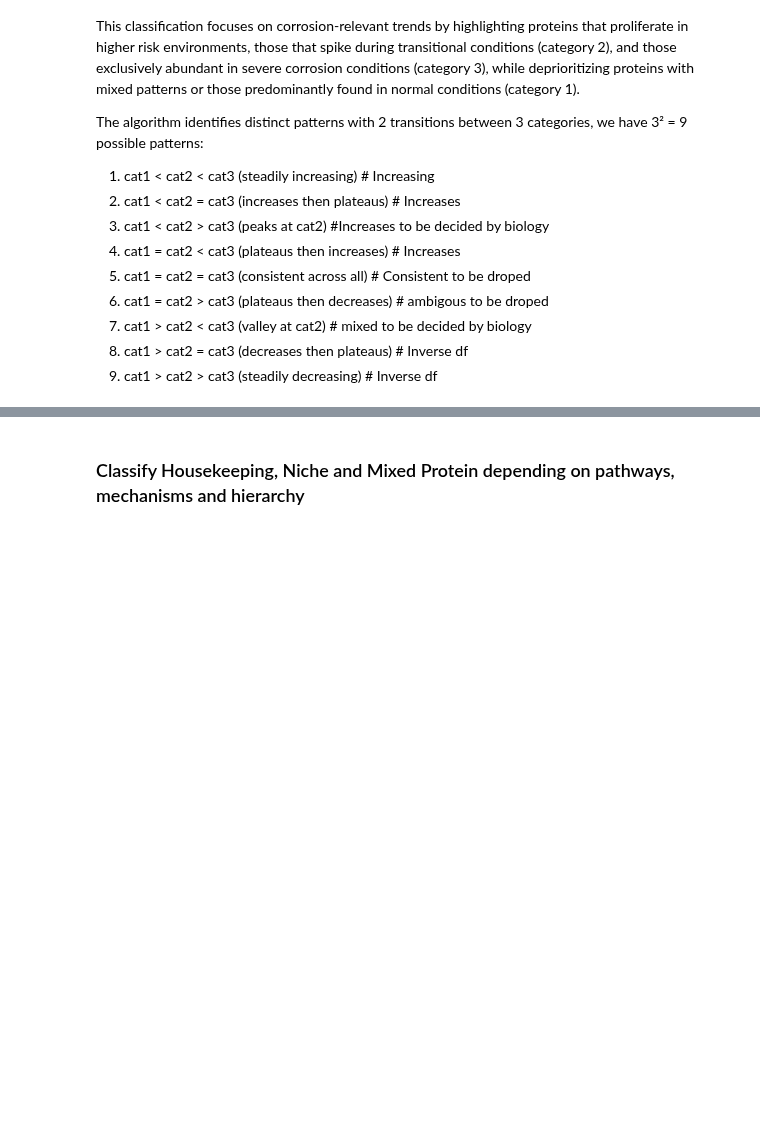
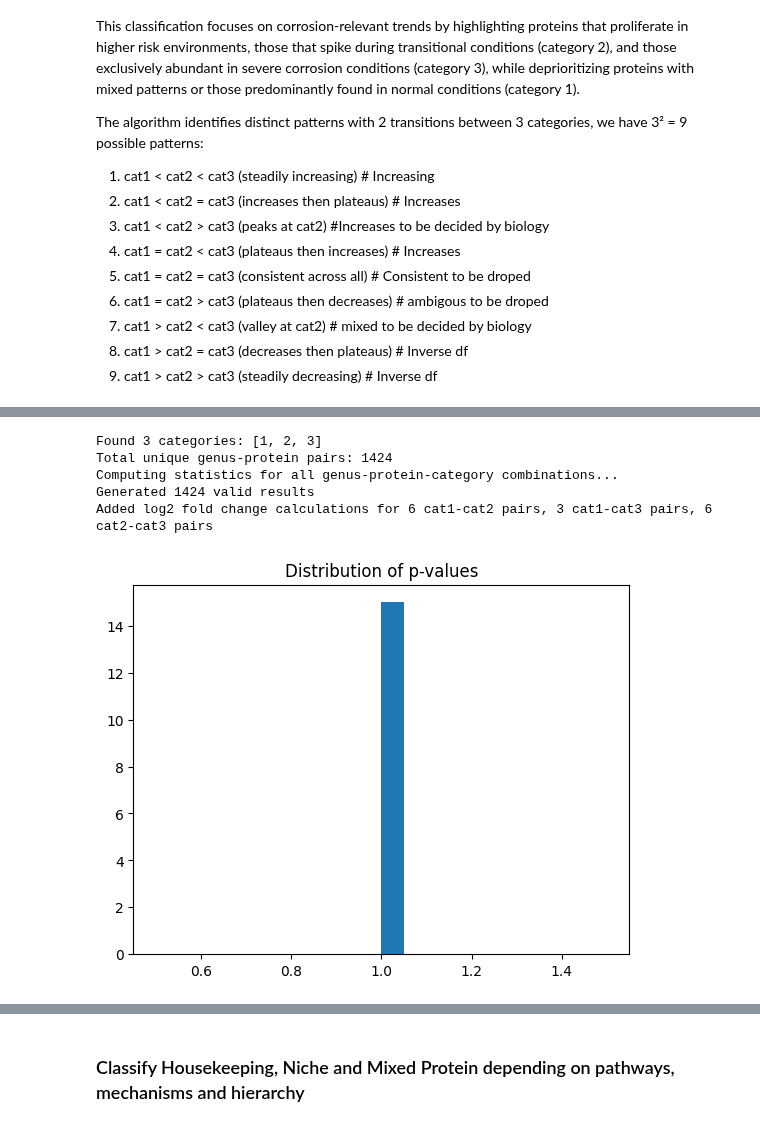
Before and after one commit to MagicAlex238/2_Micro, a Jupyter notebook: 6_picrust_functional.ipynb, the cells around one changed output, grey strips where cells are left out. Cells and saved outputs as stored; diff of their text form; code cells hidden in the pictures; blank space fills up the shorter version.

Commit message:
Kaggle Notebook | 6_Picrust_Functional | Version 33

```diff
--- a/6_picrust_functional.ipynb
+++ b/6_picrust_functional.ipynb
@@ -4114,7 +3927,7 @@ NameError: name 'ec_metadata' is not defined
 ### Saving the database
 # %%
 # Making sure the output directory exists
-output_large = Path("/content/drive/MyDrive/MIC/output_large")
+output_large = Path("/kaggle/working/output_large")
 
 # Save to JSON with timing
 json_path = output_large / "ec_records.json"
@@ -4608,5 +4445,5 @@ After the initial preparation, the function orchestrates a series of analytical
 The abundance taken is the absolute contribution to abundance (abund_contri) this is because this metric is comparable across samples and reflex the biolofical influence without relativising it. Ultimately the goal is to identiy the most influencial bacteria.
 A separation of the significative inverse relationship is done and elsewhere analysed.
 # %%
-sample_contri = ECcontri_Uniprot_enriched.sample(n=145000, random_state=42) # 10 percemt
+sample_contri = ECcontri_Uniprot_enriched.sample(n=1450, random_state=42) # 10 percemt
 # %%
@@ -5089,24 +4581,0 @@ def perform_abundance_analysis(base_matrix, alpha=0.05, n_jobs=-1):
-# %%
-def safe_log2fc(value1, value2, min_value=1e-10):
-    """
-    Calculate log2 fold change with safety checks for zero/NaN values.
-
-    Parameters: value1 : float  Numerator value
-    value2 : float  Denominator value
-    min_value : float Minimum value to use for zeros (default: 1e-10)
-
-    Returns: float: log2 fold change or 0 if calculation isn't possible
-    """
-    # Handle NaN values
-    if pd.isna(value1) or pd.isna(value2):
-        return 0
-
-    # Handle zeros
-    v1 = max(float(value1), min_value)
-    v2 = max(float(value2), min_value)
-
-    # Calculate fold change
-    try:
-        return np.log2(v1 / v2)
-    except:
-        return 0
@@ -5313,6 +4920,14 @@ def perform_statistical_tests(base_matrix, alpha=0.05):
 # %%
-results_df, category_stats =perform_statistical_tests(base_matrix, alpha=0.05)
+pattern_df, category_stats = perform_abundance_analysis(base_matrix, alpha=0.05, n_jobs=-1, id_mapping=None)
+# %% [output]
+Found 3 categories: [1, 2, 3]
+Total unique genus-protein pairs: 1424
+Computing statistics for all genus-protein-category combinations...
+Generated 1424 valid results
+Added log2 fold change calculations for 6 cat1-cat2 pairs, 3 cat1-cat3 pairs, 6 cat2-cat3 pairs
 # %%
-plt.hist(stat_df['p_value'].dropna(), bins=20)
+plt.hist(pattern_df['p_value'].dropna(), bins=20)
 plt.title('Distribution of p-values')
 plt.show()
+# %% [output]
+[figure, added]
```
Also changed, not shown: parts of 58 cells of this notebook.
